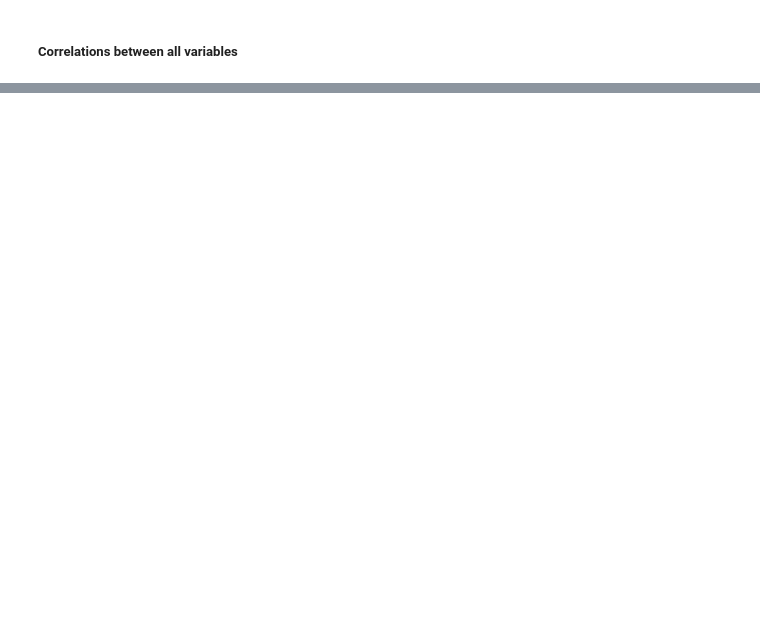
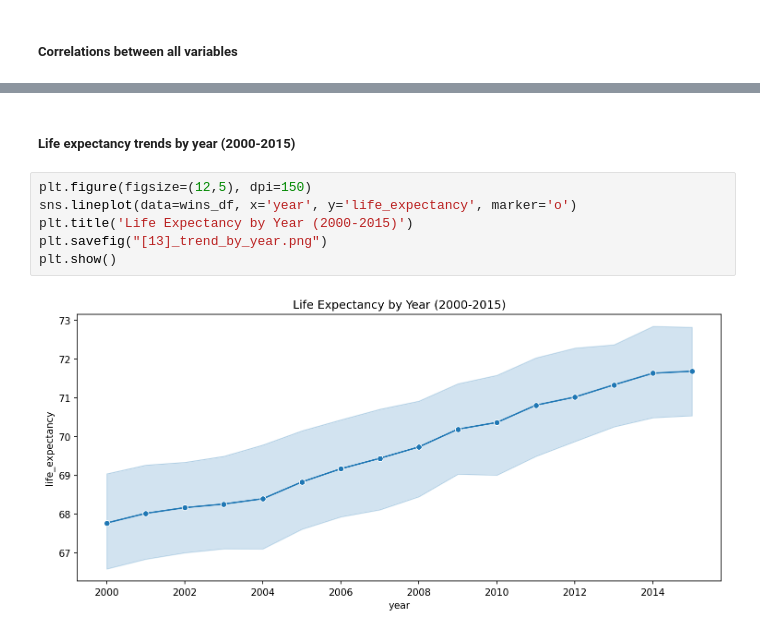
Before and after one commit to Dnezzhello/python_project, a Jupyter notebook: full_code.ipynb, the cells around one changed output, grey strips where cells are left out. Saved outputs shown, nothing was run; the diff lists cells and outputs as text; blank space fills up the shorter version.

```diff
--- a/full_code.ipynb
+++ b/full_code.ipynb
@@ -397,0 +410,10 @@ plt.savefig("corr_matrix.png")
+# %% [markdown]
+##### <b>Life expectancy trends by year (2000-2015)</b>
+# %%
+plt.figure(figsize=(12,5), dpi=150)
+sns.lineplot(data=wins_df, x='year', y='life_expectancy', marker='o')
+plt.title('Life Expectancy by Year (2000-2015)')
+plt.savefig("[13]_trend_by_year.png")
+plt.show()
+# %% [output]
+[figure, added]
```
Also changed, not shown: parts of 24 cells of this notebook, 4 other files.
